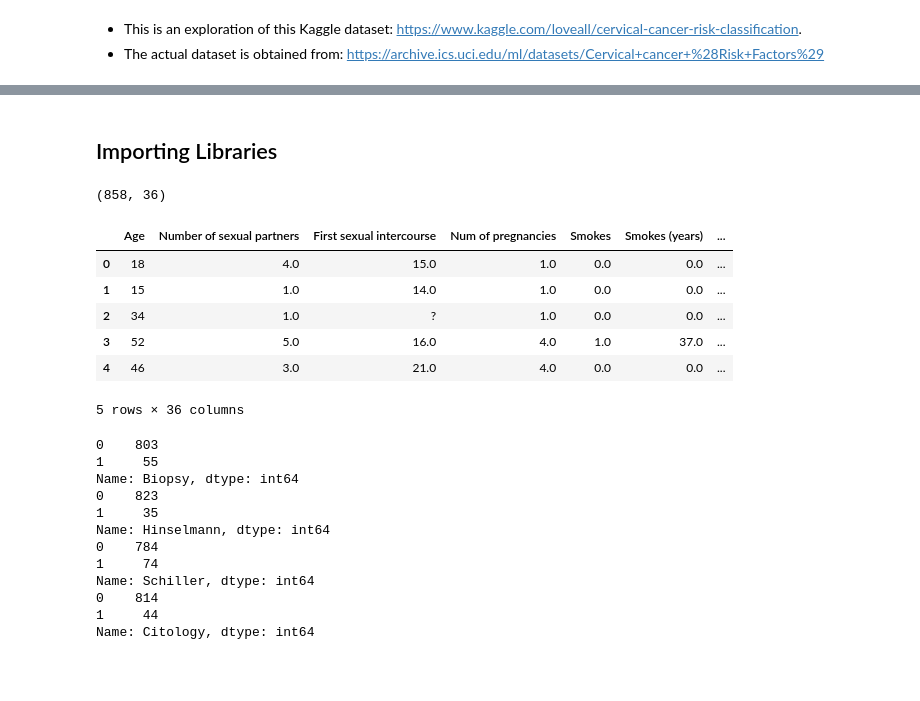
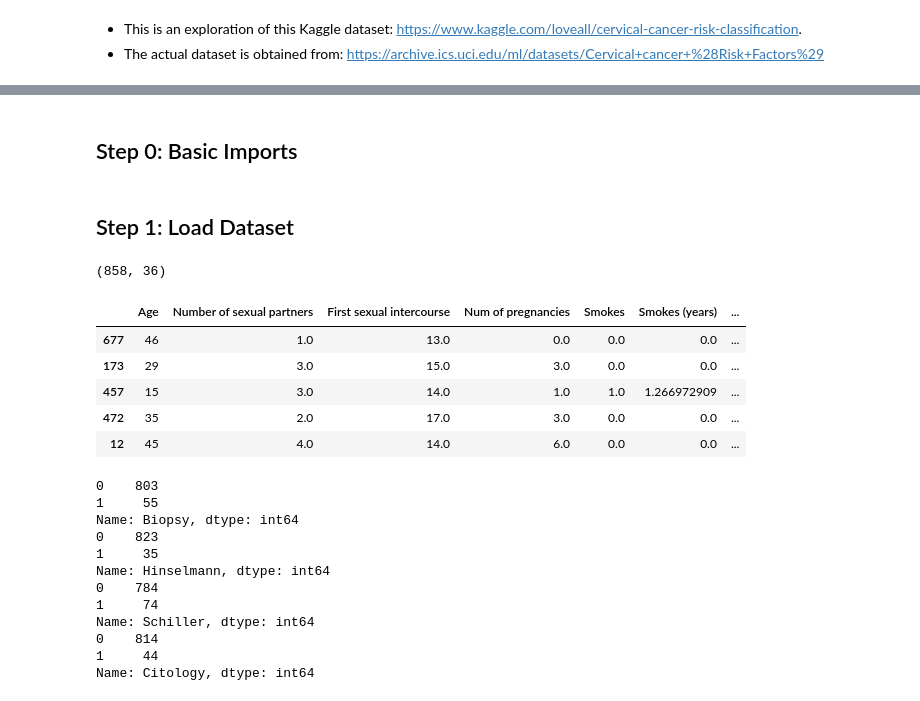
Before and after one commit to skyimager/intro-to-ml-with-python, a Jupyter notebook: week7/cervical_cancer_final.ipynb, the cells around one changed output, grey strips where cells are left out. Cells and saved outputs as stored; diff of their text form; code cells hidden in the pictures; blank space fills up the shorter version.

```diff
--- a/week7/cervical_cancer_final.ipynb
+++ b/week7/cervical_cancer_final.ipynb
@@ -82,28 +24,31 @@ The present project focuses on predicting whether a woman will result in having
-# %% [markdown]
-## Importing Libraries
+# %% [markdown]
+## Step 0: Basic Imports
 # %%
 import numpy as np
 import pandas as pd
 import matplotlib.pyplot as plt
+%matplotlib inline
+
 import seaborn as sns
-sns.set_style('white')
 
-%matplotlib inline
-%load_ext autoreload
-%autoreload 2
+import warnings
+warnings.filterwarnings("ignore")
+
+pd.set_option('display.max_columns', 100)
+# %% [markdown]
+## Step 1: Load Dataset
 # %%
 data = pd.read_csv("data/kag_risk_factors_cervical_cancer.csv")
 print(data.shape)
-data.head()
+data.sample(5)
 # %% [output]
 (858, 36)
 |  | Age | Number of sexual partners | First sexual intercourse | Num of pregnancies | Smokes | Smokes (years) | ... |
-| 0 | 18 | 4.0 | 15.0 | 1.0 | 0.0 | 0.0 | ... |
-| 1 | 15 | 1.0 | 14.0 | 1.0 | 0.0 | 0.0 | ... |
-| 2 | 34 | 1.0 | ? | 1.0 | 0.0 | 0.0 | ... |
-| 3 | 52 | 5.0 | 16.0 | 4.0 | 1.0 | 37.0 | ... |
-| 4 | 46 | 3.0 | 21.0 | 4.0 | 0.0 | 0.0 | ... |
+| 677 | 46 | 1.0 | 13.0 | 0.0 | 0.0 | 0.0 | ... |
+| 173 | 29 | 3.0 | 15.0 | 3.0 | 0.0 | 0.0 | ... |
+| 457 | 15 | 3.0 | 14.0 | 1.0 | 1.0 | 1.266972909 | ... |
+| 472 | 35 | 2.0 | 17.0 | 3.0 | 0.0 | 0.0 | ... |
+| 12 | 45 | 4.0 | 14.0 | 6.0 | 0.0 | 0.0 | ... |
-5 rows × 36 columns
 # %%
 print(data['Biopsy'].value_counts())
 print(data['Hinselmann'].value_counts())
```
Also changed, not shown: parts of 133 cells of this notebook.
